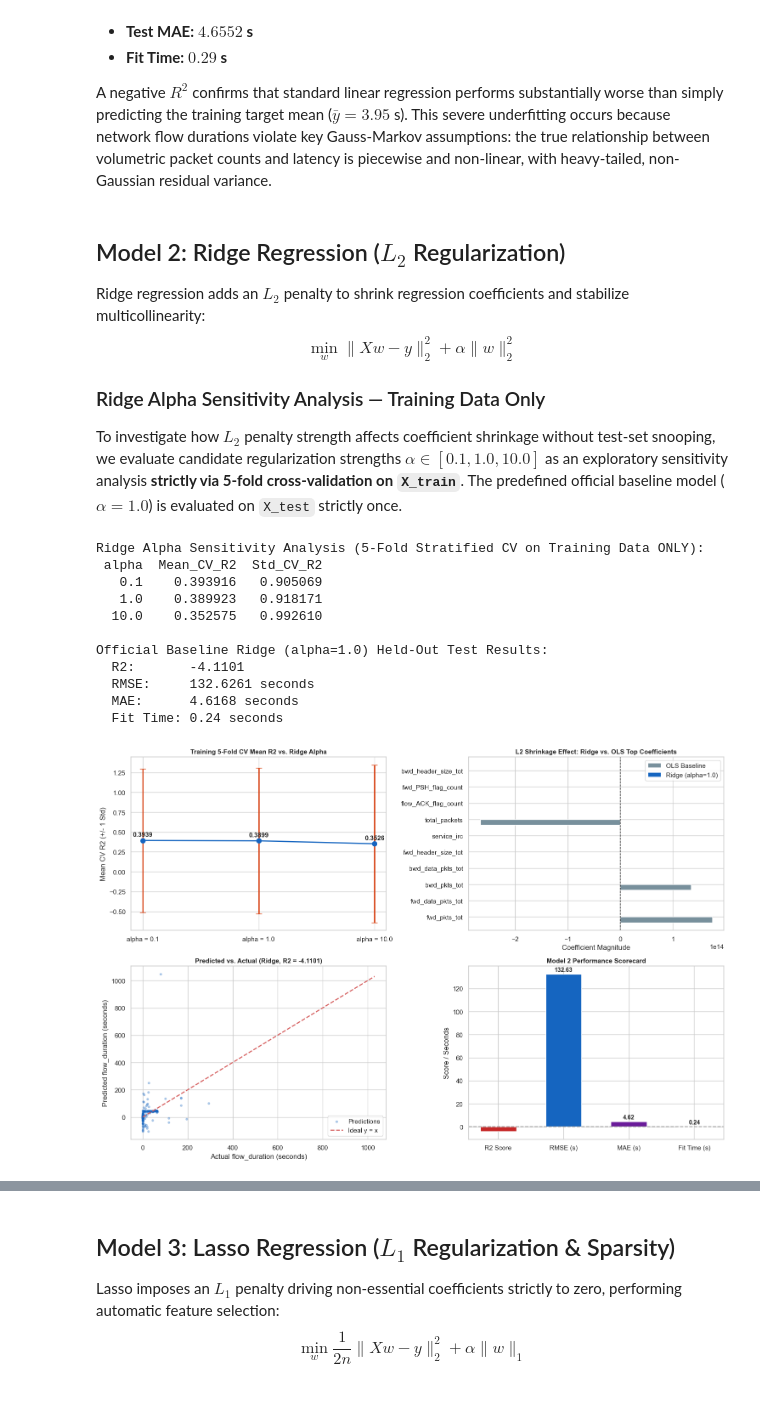
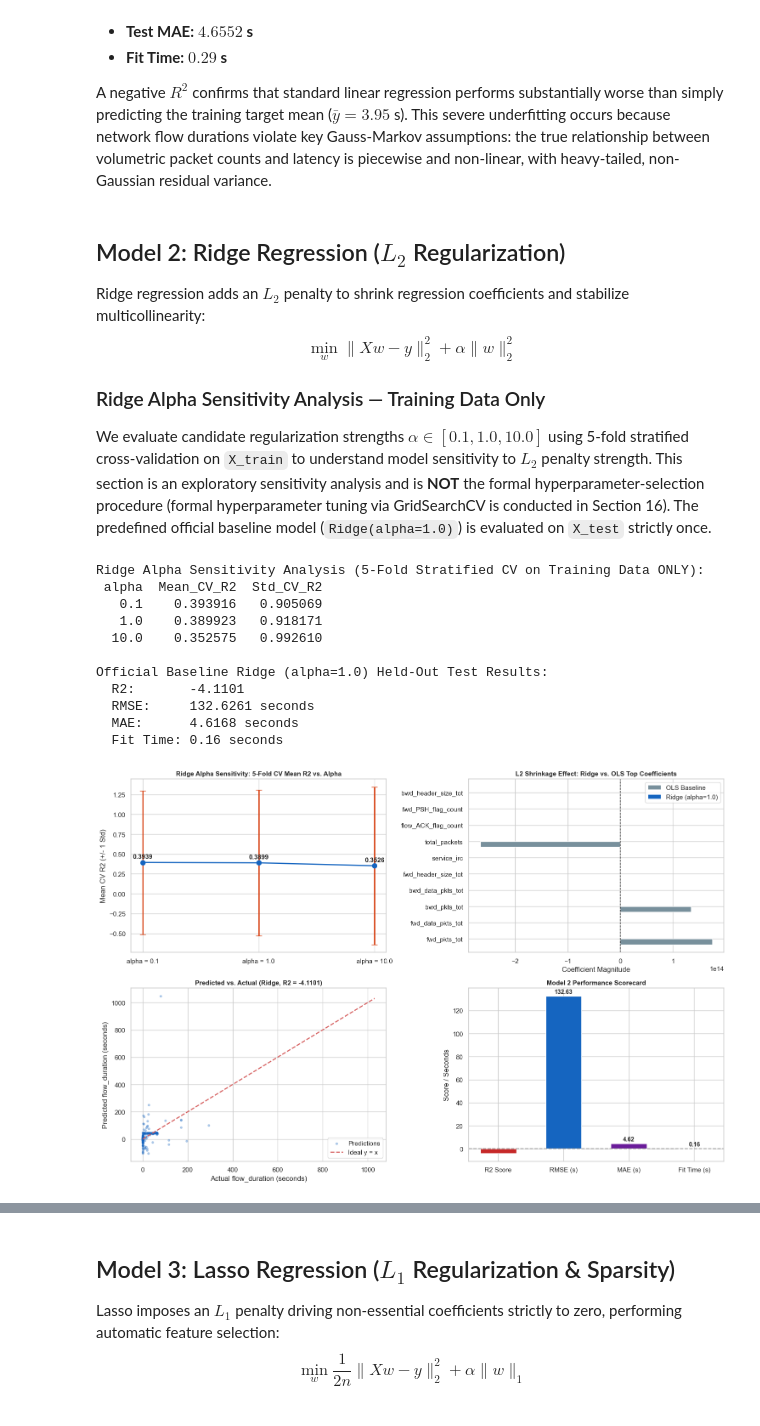
Before and after one commit to likhith1253/ML_Capstone, a Jupyter notebook: regression/regression.ipynb, the cells around one changed output, grey strips where cells are left out. Cells and saved outputs as stored; diff of their text form; code cells hidden in the pictures.

```diff
--- a/regression/regression.ipynb
+++ b/regression/regression.ipynb
@@ -461,7 +461,7 @@ Ridge regression adds an $L_2$ penalty to shrink regression coefficients and sta
 $$\min_w \|Xw - y\|_2^2 + \alpha \|w\|_2^2$$
 
 ### Ridge Alpha Sensitivity Analysis — Training Data Only
-To investigate how $L_2$ penalty strength affects coefficient shrinkage without test-set snooping, we evaluate candidate regularization strengths $\alpha \in [0.1, 1.0, 10.0]$ as an exploratory sensitivity analysis **strictly via 5-fold cross-validation on `X_train`**. The predefined official baseline model ($\alpha=1.0$) is evaluated on `X_test` strictly once.
+We evaluate candidate regularization strengths $\alpha \in [0.1, 1.0, 10.0]$ using 5-fold stratified cross-validation on `X_train` to understand model sensitivity to $L_2$ penalty strength. This section is an exploratory sensitivity analysis and is **NOT** the formal hyperparameter-selection procedure (formal hyperparameter tuning via GridSearchCV is conducted in Section 16). The predefined official baseline model (`Ridge(alpha=1.0)`) is evaluated on `X_test` strictly once.
 # %%
 ridge_alphas = [0.1, 1.0, 10.0]
 ridge_cv_evals = []
@@ -507,7 +507,7 @@ axes[0, 0].errorbar(x=range(len(ridge_cv_df)), y=ridge_cv_df['Mean_CV_R2'], yerr
                     fmt='-o', color='#1565c0', ecolor='#d84315', capsize=5, lw=2, markersize=8)
 axes[0, 0].set_xticks(range(len(ridge_cv_df)))
 axes[0, 0].set_xticklabels([f"alpha = {a}" for a in ridge_cv_df['alpha']])
-axes[0, 0].set_title("Training 5-Fold CV Mean R2 vs. Ridge Alpha", fontsize=11, fontweight='bold')
+axes[0, 0].set_title("Ridge Alpha Sensitivity: 5-Fold CV Mean R2 vs. Alpha", fontsize=11, fontweight='bold')
 axes[0, 0].set_ylabel("Mean CV R2 (+/- 1 Std)")
 for i, r in ridge_cv_df.iterrows():
     axes[0, 0].annotate(f"{r['Mean_CV_R2']:.4f}", (i, r['Mean_CV_R2'] + 0.05), ha='center', fontweight='bold')
@@ -536,34 +536,34 @@ axes[1, 0].set_title(f"Predicted vs. Actual (Ridge, R2 = {r2_ridge:.4f})", fonts
 axes[1, 0].set_xlabel("Actual flow_duration (seconds)")
 axes[1, 0].set_ylabel("Predicted flow_duration (seconds)")
 axes[1, 0].legend(frameon=True)
 
 # Panel 4: Test Metric Scorecard
 metrics_ridge = pd.DataFrame({
     'Metric': ['R2 Score', 'RMSE (s)', 'MAE (s)', 'Fit Time (s)'],
     'Value': [r2_ridge, rmse_ridge, mae_ridge, t_fit_ridge]
 })
 bars = axes[1, 1].bar(metrics_ridge['Metric'], metrics_ridge['Value'], color=['#c62828', '#1565c0', '#6a1b9a', '#2e7d32'], width=0.55)
 axes[1, 1].axhline(0, color='gray', linestyle='--', alpha=0.7)
 axes[1, 1].set_title("Model 2 Performance Scorecard", fontsize=11, fontweight='bold')
 axes[1, 1].set_ylabel("Score / Seconds")
 for bar, val in zip(bars, metrics_ridge['Value']):
     y_pos = bar.get_height() + (2 if bar.get_height() >= 0 else -8)
     axes[1, 1].annotate(f"{val:.2f}", (bar.get_x() + bar.get_width()/2, y_pos), ha='center', fontweight='bold', fontsize=10)
 
 plt.tight_layout()
 plt.show()
 # %% [output]
 Ridge Alpha Sensitivity Analysis (5-Fold Stratified CV on Training Data ONLY):
  alpha  Mean_CV_R2  Std_CV_R2
    0.1    0.393916   0.905069
    1.0    0.389923   0.918171
   10.0    0.352575   0.992610
 
 Official Baseline Ridge (alpha=1.0) Held-Out Test Results:
   R2:       -4.1101
   RMSE:     132.6261 seconds
   MAE:      4.6168 seconds
-  Fit Time: 0.24 seconds
+  Fit Time: 0.16 seconds
-[figure, old version]
+[figure, new version]
 # %% [markdown]
 **Observation on Ridge Regression:**
```
Also changed, not shown: parts of 24 cells of this notebook.
